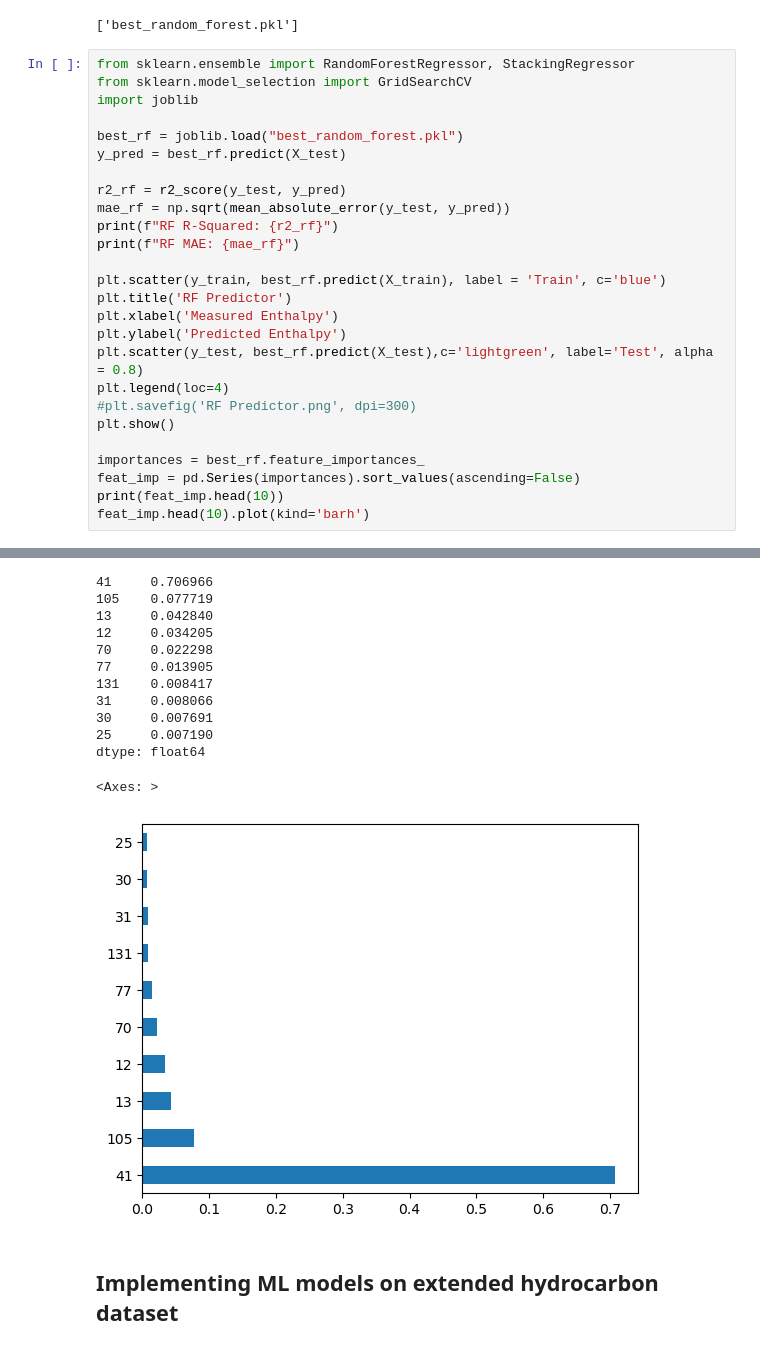
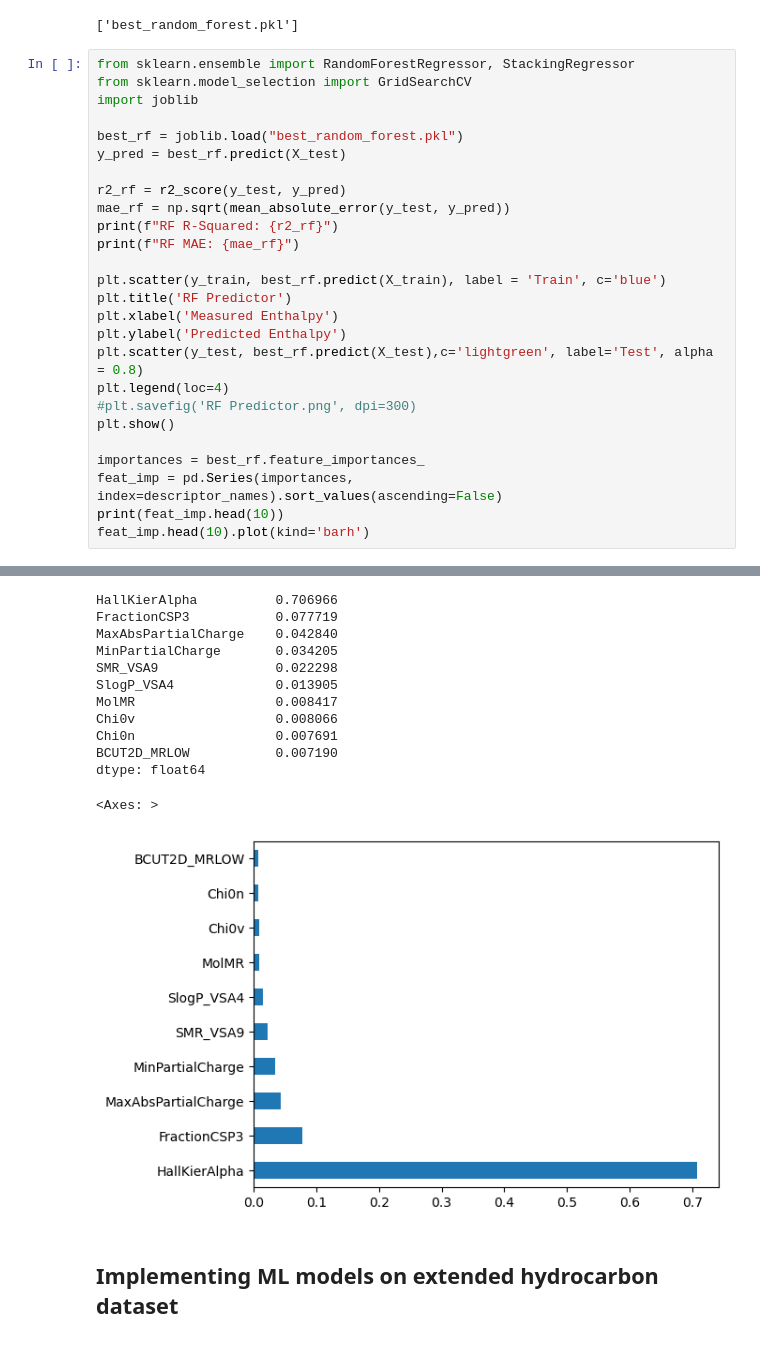
Before and after one commit to tracehhh/NTU-CM4044-ML-Mini-project-2, a Jupyter notebook: CM4044 Project 2.ipynb, the cells around one changed output, grey strips where cells are left out. Saved outputs shown, nothing was run; the diff lists cells and outputs as text.

```diff
--- a/CM4044 Project 2.ipynb
+++ b/CM4044 Project 2.ipynb
@@ -308,45 +310,45 @@ Best params: {'min_samples_leaf': 1, 'min_samples_split': 2, 'n_estimators': 74}
 from sklearn.ensemble import RandomForestRegressor, StackingRegressor
 from sklearn.model_selection import GridSearchCV
 import joblib
 
 best_rf = joblib.load("best_random_forest.pkl")
 y_pred = best_rf.predict(X_test)
 
 r2_rf = r2_score(y_test, y_pred)
 mae_rf = np.sqrt(mean_absolute_error(y_test, y_pred))
 print(f"RF R-Squared: {r2_rf}")
 print(f"RF MAE: {mae_rf}")
 
 plt.scatter(y_train, best_rf.predict(X_train), label = 'Train', c='blue')
 plt.title('RF Predictor')
 plt.xlabel('Measured Enthalpy')
 plt.ylabel('Predicted Enthalpy')
 plt.scatter(y_test, best_rf.predict(X_test),c='lightgreen', label='Test', alpha = 0.8)
 plt.legend(loc=4)
 #plt.savefig('RF Predictor.png', dpi=300)
 plt.show()
 
 importances = best_rf.feature_importances_
-feat_imp = pd.Series(importances).sort_values(ascending=False)
+feat_imp = pd.Series(importances, index=descriptor_names).sort_values(ascending=False)
 print(feat_imp.head(10))
 feat_imp.head(10).plot(kind='barh')
 # %% [output]
 RF R-Squared: 0.9900760590950293
 RF MAE: 1.3139673044920286
 [figure]
-41     0.706966
-105    0.077719
-13     0.042840
-12     0.034205
-70     0.022298
-77     0.013905
-131    0.008417
-31     0.008066
-30     0.007691
-25     0.007190
+HallKierAlpha          0.706966
+FractionCSP3           0.077719
+MaxAbsPartialCharge    0.042840
+MinPartialCharge       0.034205
+SMR_VSA9               0.022298
+SlogP_VSA4             0.013905
+MolMR                  0.008417
+Chi0v                  0.008066
+Chi0n                  0.007691
+BCUT2D_MRLOW           0.007190
 dtype: float64
 <Axes: >
-[figure, old version]
+[figure, new version]
 # %% [markdown]
 ## Implementing ML models on extended hydrocarbon dataset
 # %% [markdown]
```
Also changed, not shown: parts of 5 cells of this notebook, 27 other files.
